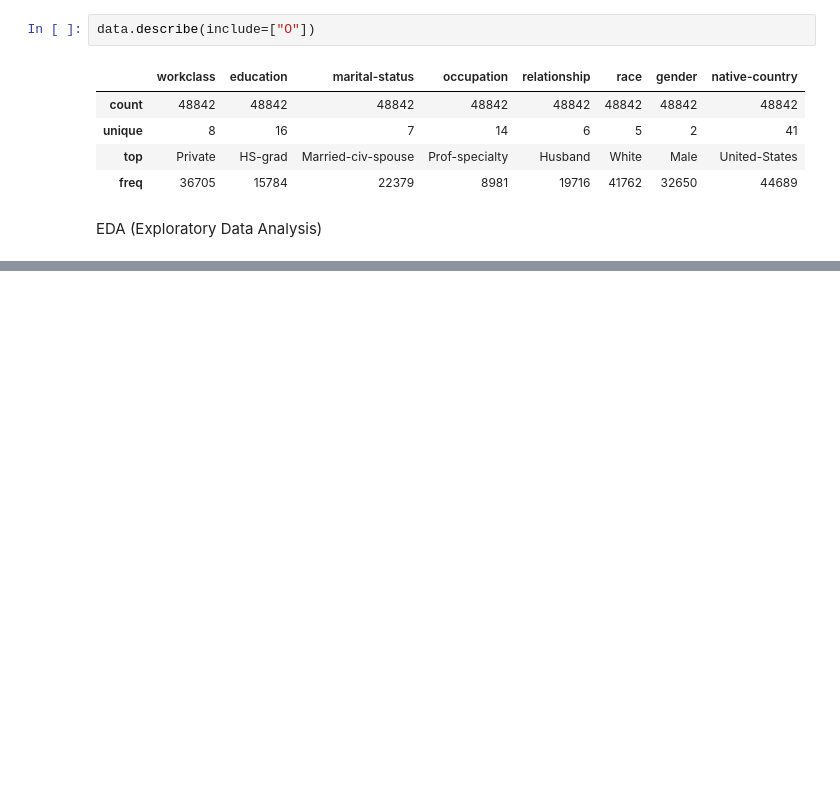
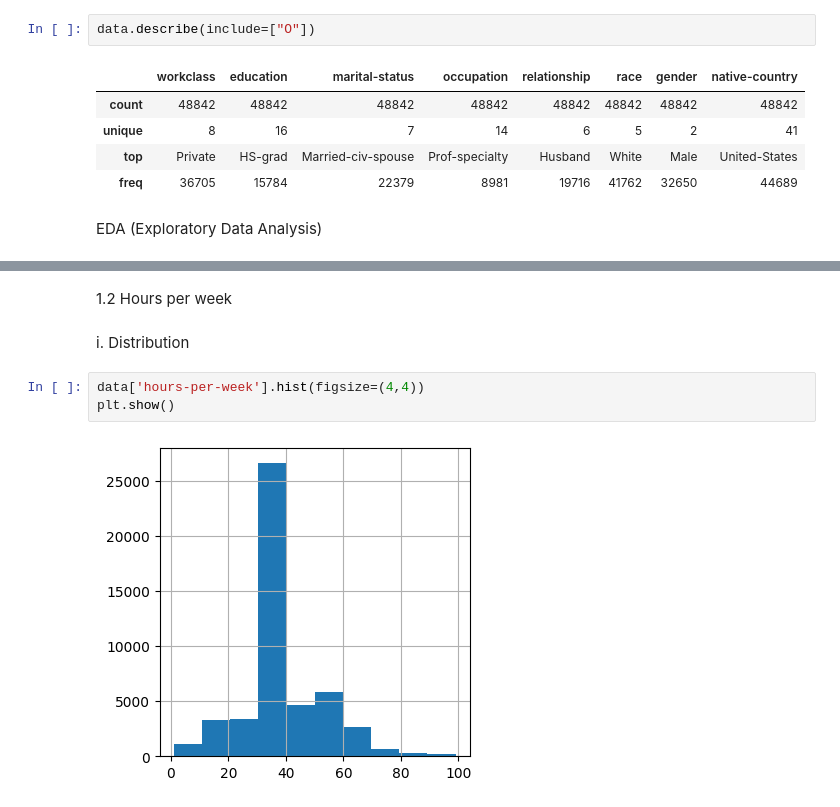
Before and after one commit to dinesh16adh/Data-Science-Projects., a Jupyter notebook: simple_eda_on_income_data.ipynb, the cells around one changed output, grey strips where cells are left out. Saved outputs shown, nothing was run; the diff lists cells and outputs as text; blank space fills up the shorter version.

```diff
--- a/simple_eda_on_income_data.ipynb
+++ b/simple_eda_on_income_data.ipynb
@@ -142,0 +165,9 @@ EDA (Exploratory Data Analysis)
+# %% [markdown]
+1.2 Hours per week
+# %% [markdown]
+i. Distribution
+# %%
+data['hours-per-week'].hist(figsize=(4,4))
+plt.show()
+# %% [output]
+[figure, added]
```
Also changed, not shown: parts of 10 cells of this notebook.
